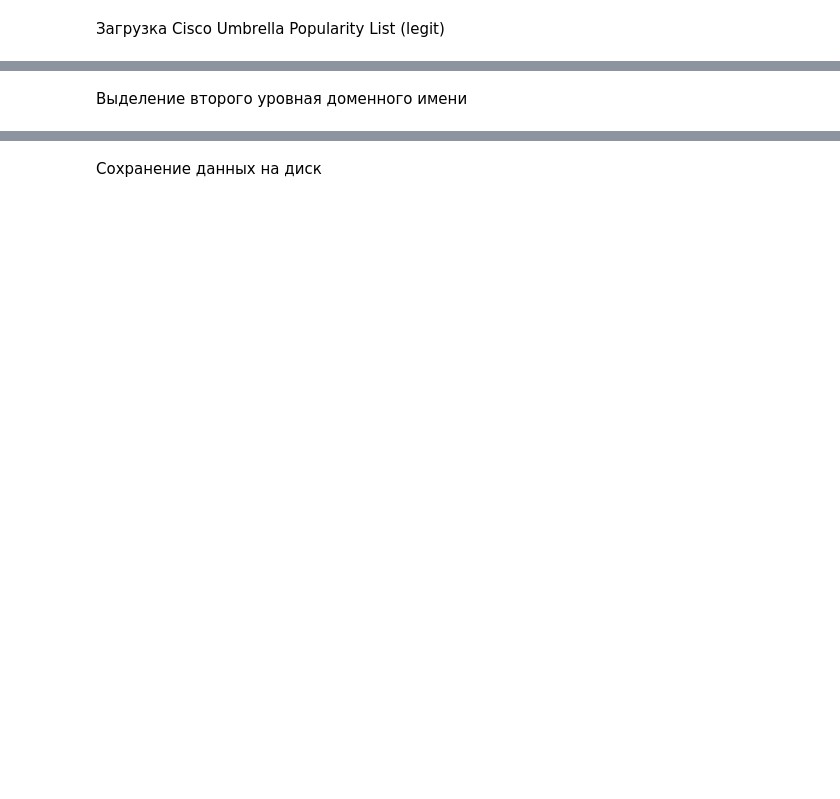
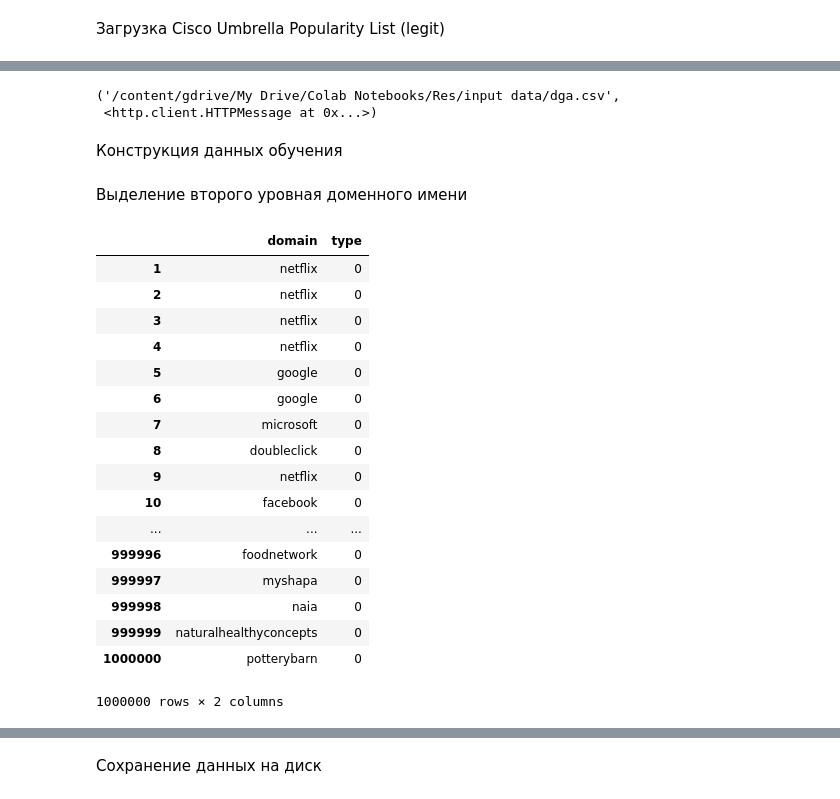
Before and after one commit to exctzo/bmstu_res, a Jupyter notebook: get_training_data.ipynb, the cells around one changed output, grey strips where cells are left out. Saved outputs shown, nothing was run; the diff lists cells and outputs as text; code cells hidden in the pictures; blank space fills up the shorter version.

```diff
--- a/get_training_data.ipynb
+++ b/get_training_data.ipynb
@@ -20,3 +27,10 @@ if not os.path.isfile('input data/top-1m.csv'):
+# %%
+urlretrieve('http://osint.bambenekconsulting.com/feeds/dga-feed.txt', '/content/gdrive/My Drive/Colab Notebooks/Res/input data/dga.csv')
+# %% [output]
+('/content/gdrive/My Drive/Colab Notebooks/Res/input data/dga.csv',
+ <http.client.HTTPMessage at 0x...>)
+# %% [markdown]
+Конструкция данных обучения
 # %%
 training_data = {'legit': [], 'dga': []}
 # %% [markdown]
@@ -27,3 +41,24 @@ domain_list['domain'] = domain_list.applymap(lambda x: x.split('.')[0].strip().l
 domain_list['type'] = 0
 training_data['legit'] = domain_list
+# %%
+training_data['legit']
+# %% [output]
+|  | domain | type |
+| 1 | netflix | 0 |
+| 2 | netflix | 0 |
+| 3 | netflix | 0 |
+| 4 | netflix | 0 |
+| 5 | google | 0 |
+| 6 | google | 0 |
+| 7 | microsoft | 0 |
+| 8 | doubleclick | 0 |
+| 9 | netflix | 0 |
+| 10 | facebook | 0 |
+| ... | ... | ... |
+| 999996 | foodnetwork | 0 |
+| 999997 | myshapa | 0 |
+| 999998 | naia | 0 |
+| 999999 | naturalhealthyconcepts | 0 |
+| 1000000 | potterybarn | 0 |
+1000000 rows × 2 columns
 # %%
```
Also changed, not shown: parts of 9 cells of this notebook, 2 other files.
